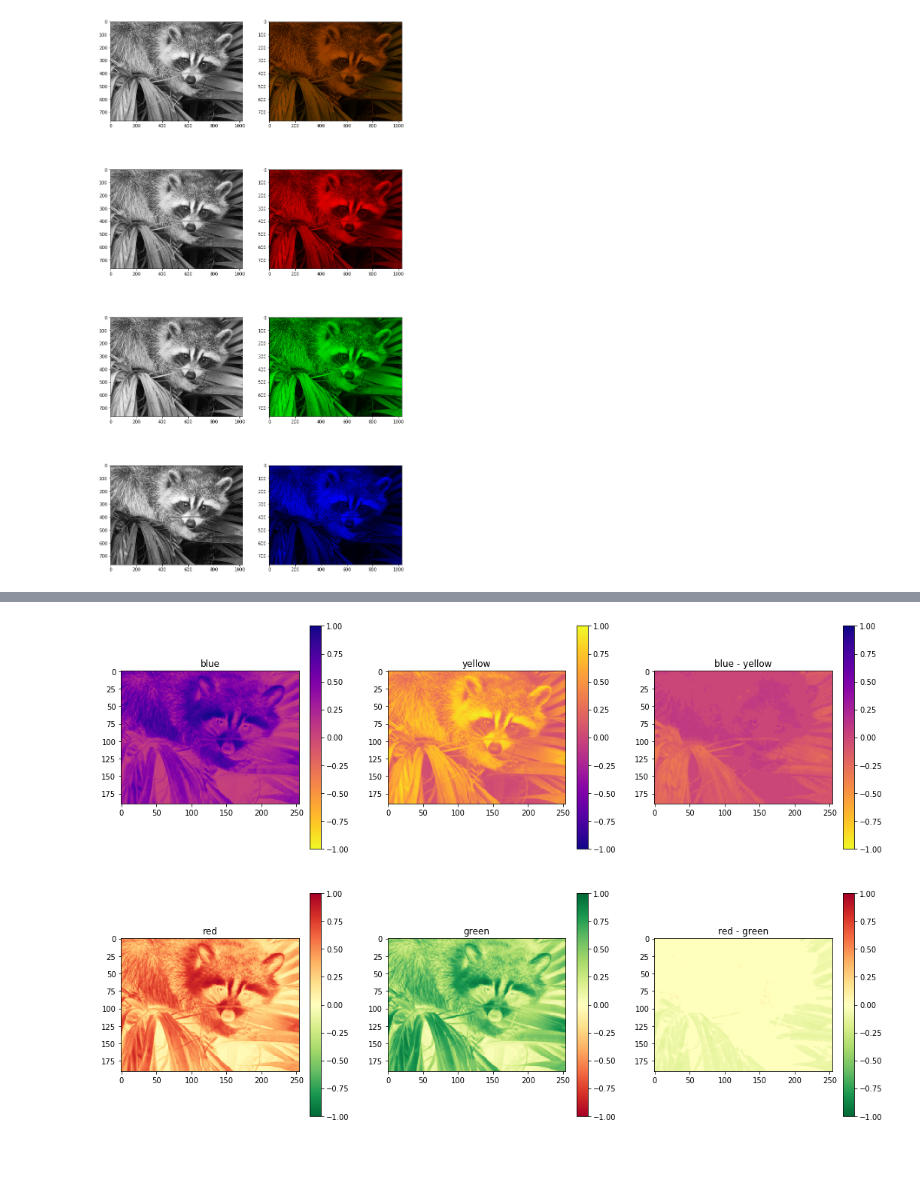
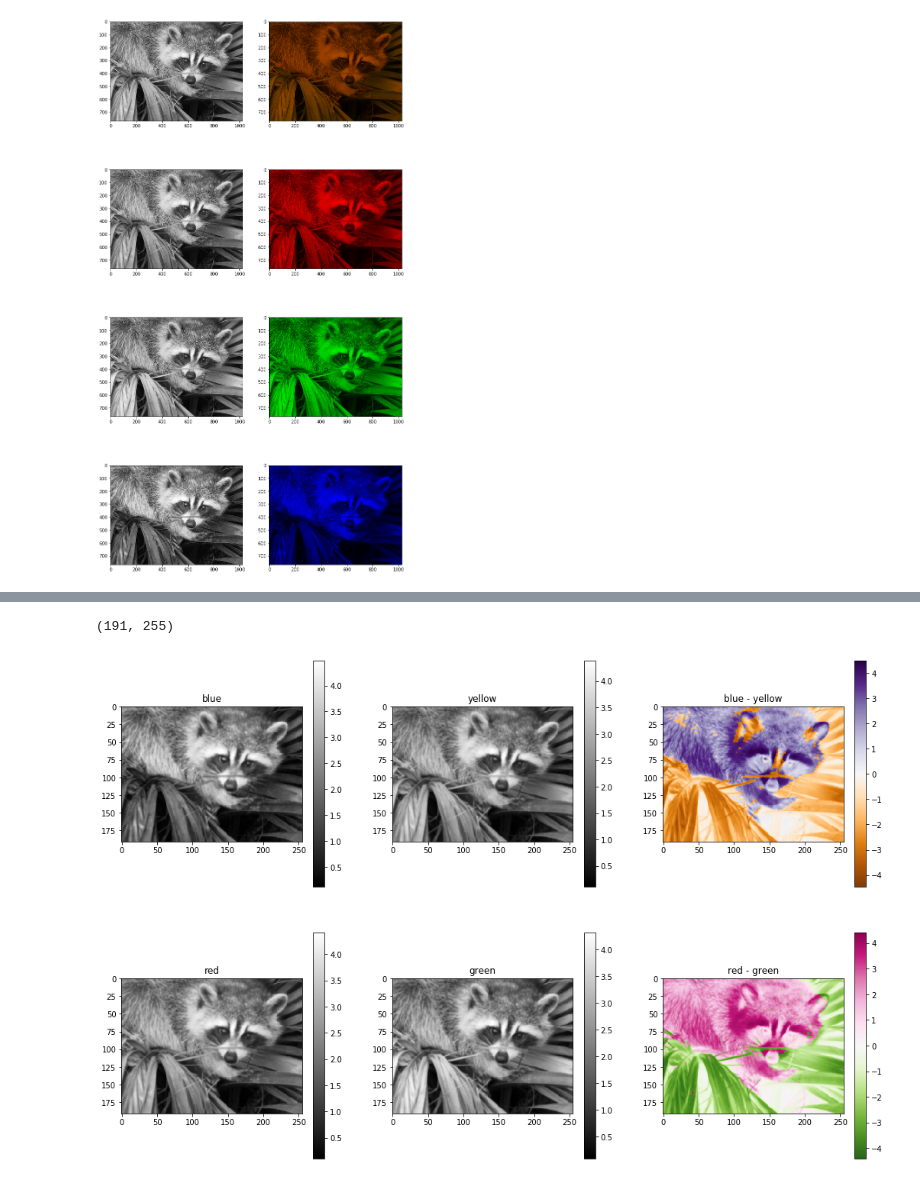
Before and after one commit to chanokin/convert_to_roc, a Jupyter notebook: color_encoding.ipynb, the cells around one changed output, grey strips where cells are left out. Cells and saved outputs as stored; diff of their text form; code cells hidden in the pictures; blank space fills up the shorter version.

```diff
--- a/color_encoding.ipynb
+++ b/color_encoding.ipynb
@@ -8,3 +8,6 @@ from focal import Focal, focal_to_spike, spike_trains_to_images_g
 from scipy.signal import convolve2d
 from scipy import misc
 import cv2
+
+def convolve(img, conv1d):
+    return cv2.sepFilter2D(img, -1, conv1d, conv1d)
@@ -12,0 +38,4 @@ face = misc.face() / 255.0
+# %%
+# face = misc.face() / 255.0
+face = misc.face() / 1.0
+print(dir(misc))
@@ -120,51 +154,86 @@ plt.show()
+# %%
+h = np.arange(5, blue.shape[0], 4)
+w = np.arange(5, blue.shape[1], 4)
+
+n_w = len(w)
+n_h = len(h)
+rows = np.repeat(h, n_w)
+cols = np.tile(w, n_h)
 # %%
-blue_g = cv2.GaussianBlur(blue, (21, 21), 2)
-red_g = cv2.GaussianBlur(red, (21, 21), 2)
-green_g = cv2.GaussianBlur(green, (21, 21), 2)
-yellow_g = cv2.GaussianBlur(yellow, (21, 21), 2)
+# blue_g = cv2.GaussianBlur(blue, (21, 21), 2)
+# red_g = cv2.GaussianBlur(red, (21, 21), 2)
+# green_g = cv2.GaussianBlur(green, (21, 21), 2)
+# yellow_g = cv2.GaussianBlur(yellow, (21, 21), 2)
+# achromatic_g = cv2.GaussianBlur(achromatic, (21, 21), 2)
 
-blue_gs = blue_g[10::4, 10::4]
-red_gs = red_g[10::4, 10::4]
-green_gs = green_g[10::4, 10::4]
-yellow_gs = yellow_g[10::4, 10::4]
+blue_g = convolve(blue, g1d)
+red_g = convolve(red, g1d)
+green_g = convolve(green, g1d)
+yellow_g = convolve(yellow, g1d)
+achromatic_g = convolve(achromatic, g1d)
+
+
+
+blue_gs = blue_g[rows, cols].reshape(n_h, n_w)
+red_gs = red_g[rows, cols].reshape(n_h, n_w)
+green_gs = green_g[rows, cols].reshape(n_h, n_w)
+yellow_gs = yellow_g[rows, cols].reshape(n_h, n_w)
+achromatic_gs = achromatic_g[rows, cols].reshape(n_h, n_w)
+print(blue_gs.shape)
+# %% [output]
+(191, 255)
 # %%
-bmy = blue_gs - yellow_gs
-rmg = yellow_gs - green_gs
+# thr = 0.0#5
 
+bmy0 = blue_gs - yellow_gs
+rmg0 = red_gs  - green_gs
+# rmg0 = yellow_gs  - green_gs
+# bmy0 = blue_gs * (blue_gs > thr) - yellow_gs * (yellow_gs > thr)
+# rmg0 = red_gs * (red_gs > thr) - green_gs * (green_gs > thr)
+
+bmy = blue_gs * (bmy0 > 0) - yellow_gs * (bmy0 < 0)
+rmg = red_gs * (rmg0 > 0) - green_gs * (rmg0 < 0)
+# rmg = yellow_gs * (rmg0 > 0) - green_gs * (rmg0 < 0)
+# bmy = bmy0
+# rmg = rmg0
+mx = max(np.max(np.abs(bmy)), np.max(np.abs(rmg)))
 
 plt.figure(figsize=(3*fw, 2*fw))
 ax = plt.subplot(2, 3, 1)
 ax.set_title('blue')
-im = plt.imshow(blue_gs, cmap='plasma_r', vmin=-1, vmax=1)
+im = plt.imshow(blue_gs, cmap='gray')#, vmin=0, vmax=1)
 plt.colorbar(im)
 
 ax = plt.subplot(2, 3, 2)
 ax.set_title('yellow')
-im = plt.imshow(yellow_gs, cmap='plasma', vmin=-1, vmax=1)
+im = plt.imshow(yellow_gs, cmap='gray')#, vmin=0, vmax=1)
 plt.colorbar(im)
 
+bmy_max = np.max(np.abs(bmy))
 ax = plt.subplot(2, 3, 3)
 ax.set_title('blue - yellow')
-im = plt.imshow(bmy * (np.abs(bmy) > 0.05), cmap='plasma_r', vmin=-1, vmax=1)
+im = plt.imshow(bmy, cmap='PuOr', vmin=-bmy_max, vmax=bmy_max)
 plt.colorbar(im)
 
 
 ax = plt.subplot(2, 3, 4)
 ax.set_title('red')
-im = plt.imshow(red_gs, cmap='RdYlGn_r', vmin=-1, vmax=1)
+im = plt.imshow(red_gs, cmap='gray')#, vmin=0, vmax=1)
 plt.colorbar(im)
 
 ax = plt.subplot(2, 3, 5)
 ax.set_title('green')
-im = plt.imshow(green_gs, cmap='RdYlGn', vmin=-1, vmax=1)
+im = plt.imshow(green_gs, cmap='gray')#, vmin=0, vmax=1)
 plt.colorbar(im)
 
+rmg_max = np.max(np.abs(rmg))
 ax = plt.subplot(2, 3, 6)
 ax.set_title('red - green')
-im = plt.imshow(rmg * (np.abs(rmg) > 0.05), cmap='RdYlGn_r', vmin=-1, vmax=1)
+im = plt.imshow(rmg, cmap='PiYG_r', vmin=-rmg_max, vmax=rmg_max)
+
 plt.colorbar(im)
 
 
 plt.show()
 # %% [output]
-[figure, old version]
+[figure, new version]
```
Also changed, not shown: parts of 12 cells of this notebook.
